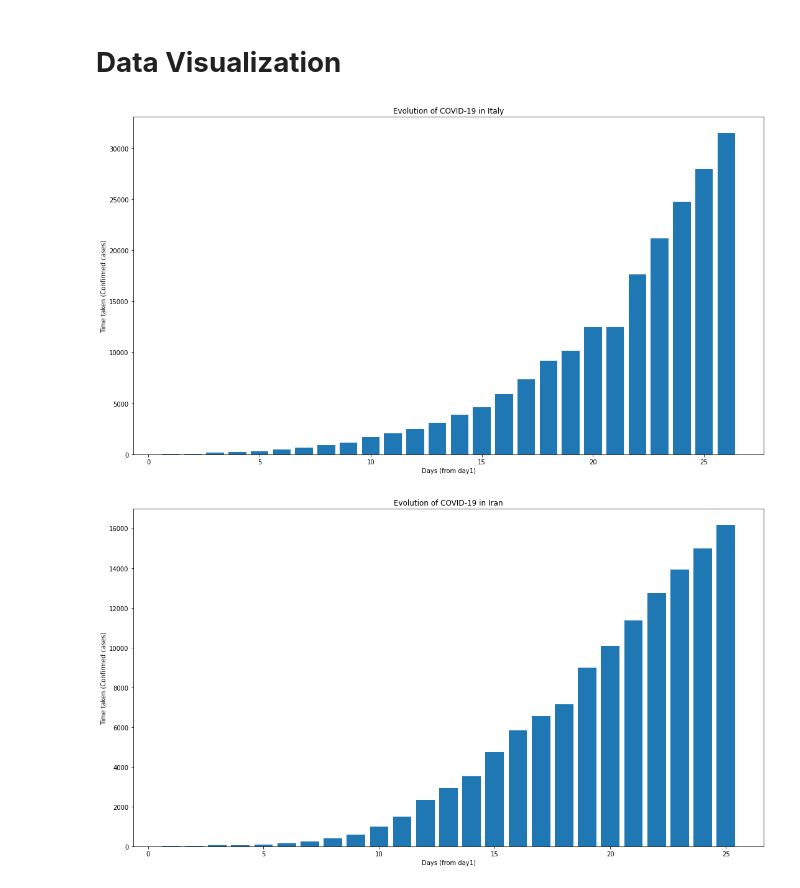
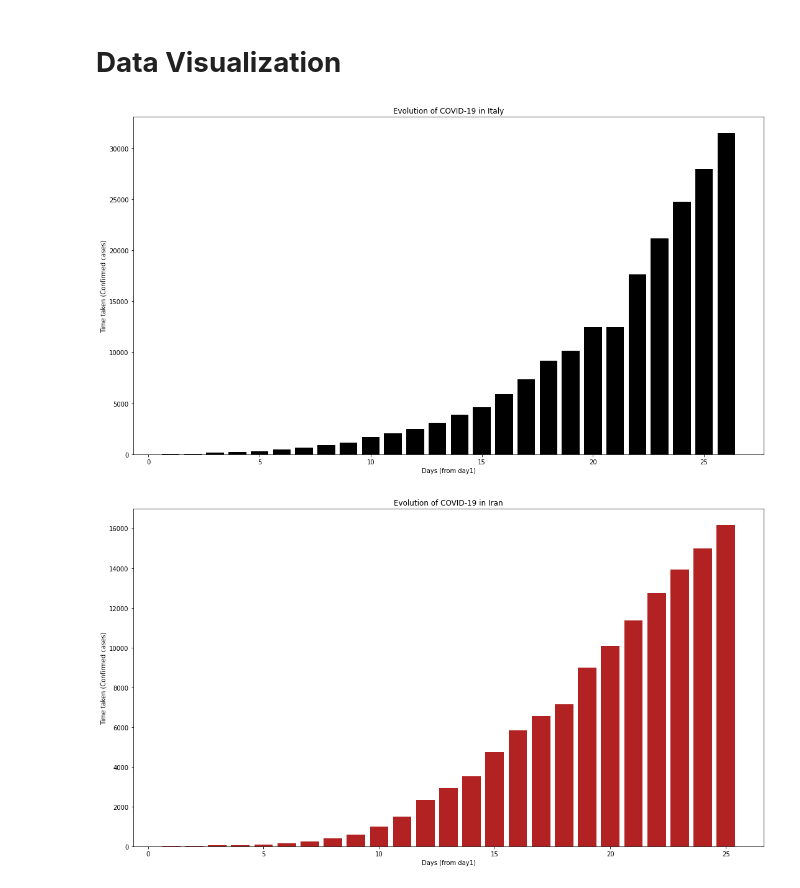
Before and after one commit to hatim1971/covid-19, a Jupyter notebook: Covid19_ETL.ipynb, the cells around one changed output. Drawn from its saved outputs; the diff is of its cells as text; code cells hidden in the pictures.

```diff
--- a/Covid19_ETL.ipynb
+++ b/Covid19_ETL.ipynb
@@ -306,11 +337,12 @@ fig = plt.figure(figsize=(40,10))
 ax1 = fig.add_subplot(121)
 
 
+
 # or replace the three lines of code above by the following line:
 #fig, ax1 = plt.subplots(1, figsize=(40,10), color=['red'])
 
 # Plot the data
-ax1.bar(ev_it['date'],ev_it['Confirmed'])
+ax1.bar(ev_it['date'],ev_it['Confirmed'], color= ('#000000'))
 
 # Plot Legend
 plt.title("Evolution of COVID-19 in Italy")
@@ -321,33 +353,33 @@ plt.ylabel("Time taken (Confirmed cases)")
 # Show the plot
 plt.show()
 # %% [output]
-[figure, old version]
+[figure, new version]
 # %%
 # Import `pyplot` from `matplotlib`
 import matplotlib.pyplot as plt
 %matplotlib inline
 
 # Initialize the plot
 fig = plt.figure(figsize=(40,10))
 ax1 = fig.add_subplot(121)
 
 
 # or replace the three lines of code above by the following line:
 #fig, ax1 = plt.subplots(1, figsize=(40,10))
 
 # Plot the data
-ax1.bar(ev_ir['date'],ev_ir['Confirmed'])
+ax1.bar(ev_ir['date'],ev_ir['Confirmed'], color= ('#B22222'))
 
 # Plot Legend
 plt.title("Evolution of COVID-19 in Iran")
 plt.xlabel("Days (from day1)")
 plt.ylabel("Time taken (Confirmed cases)")
 
 
 # Show the plot
 plt.show()
 # %% [output]
-[figure, old version]
+[figure, new version]
 # %%
 # Import `pyplot` from `matplotlib`
 import matplotlib.pyplot as plt
```
Also changed, not shown: parts of 6 cells of this notebook.
